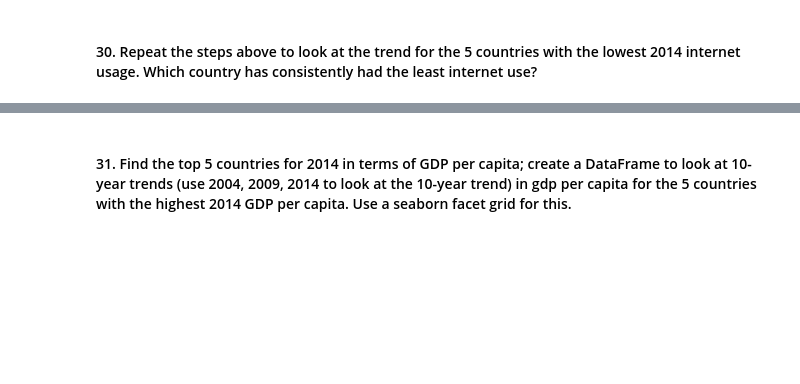
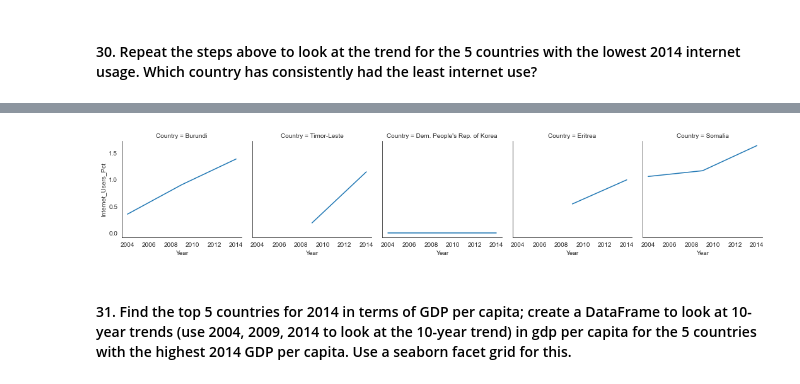
Before and after one commit to NSS-Data-Analytics-Cohort-7/gdp-and-internet-usage-tlong1106, a Jupyter notebook: notebooks/un_data_project.ipynb, the cells around one changed output, grey strips where cells are left out. Cells and saved outputs as stored; diff of their text form; code cells hidden in the pictures; blank space fills up the shorter version.

```diff
--- a/notebooks/un_data_project.ipynb
+++ b/notebooks/un_data_project.ipynb
@@ -203,0 +471,3 @@ gdp_internet_2014.sort_values(["Internet_Users_Pct"], ascending=True).head(5)
+# %%
+bottom_5_internet = gdp_and_internet_use[gdp_and_internet_use["Country"].isin(["Dem. People's Rep. of Korea", "Eritrea", "Timor-Leste", "Burundi", "Somalia"]) & gdp_and_internet_use["Year"].isin([2004, 2009, 2014])]
+print(bottom_5_internet)
@@ -204,2 +490,9 @@ gdp_internet_2014.sort_values(["Internet_Users_Pct"], ascending=True).head(5)
+# %%
+sns.set_style('white')
+top_countries = sns.FacetGrid(bottom_5_internet, col="Country")
+top_countries.map(sns.lineplot, "Year","Internet_Users_Pct")
+plt.show()
+# %% [output]
+[figure, added]
 # %% [markdown]
 #### 31. Find the top 5 countries for 2014 in terms of GDP per capita; create a DataFrame to look at 10-year trends (use 2004, 2009, 2014 to look at the 10-year trend) in gdp per capita for the 5 countries with the highest 2014 GDP per capita. Use a seaborn facet grid for this.
```
Also changed, not shown: parts of 34 cells of this notebook.
